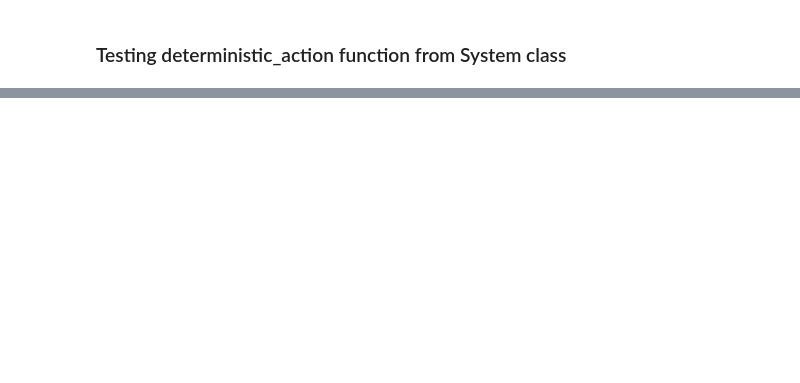
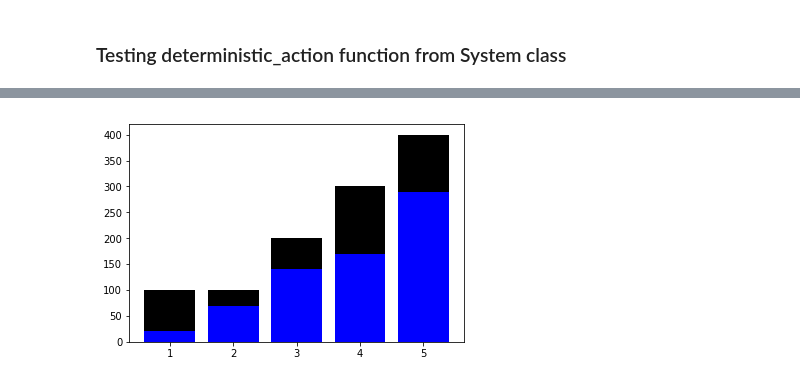
Before and after one commit to dsalgador/RL-Project, a Jupyter notebook: Q-learning.ipynb, the cells around one changed output, grey strips where cells are left out. Saved outputs shown, nothing was run; the diff lists cells and outputs as text; code cells hidden in the pictures; blank space fills up the shorter version.

```diff
--- a/Q-learning.ipynb
+++ b/Q-learning.ipynb
@@ -422,0 +449,4 @@ test_toy_system.ds
+# %%
+anim = create_system_animation(vis_l, n_iterations, 9)
+HTML(anim.to_html5_video())
+# %% [output]
@@ -422,0 +454 @@ test_toy_system.ds
+[figure, added]
```
Also changed, not shown: parts of 28 cells of this notebook, 1 other file.
